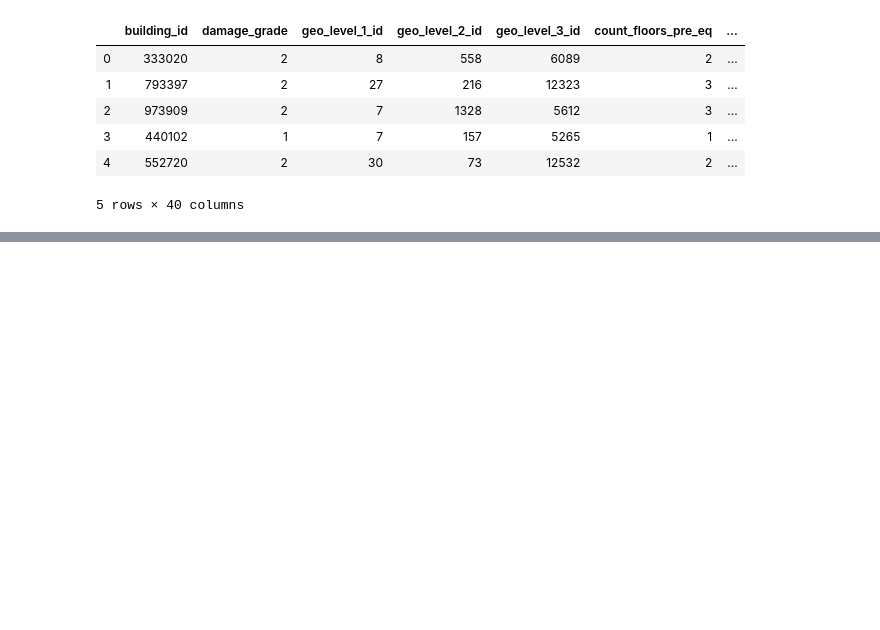
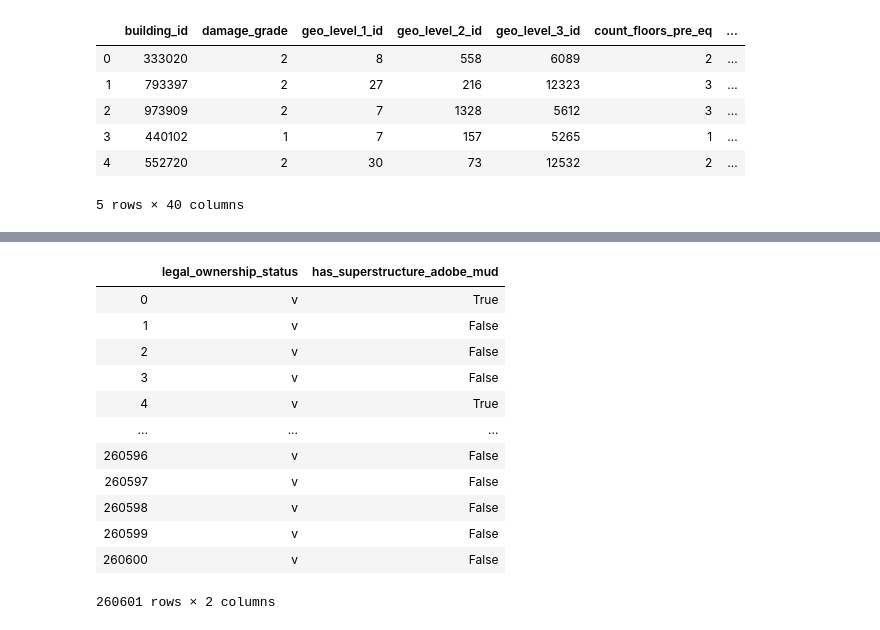
Before and after one commit to FranciscoGauna/TP-Datos-2021, a Jupyter notebook: Francisco.ipynb, the cells around one changed output, grey strips where cells are left out. Cells and saved outputs as stored; diff of their text form; code cells hidden in the pictures; blank space fills up the shorter version.

```diff
--- a/Francisco.ipynb
+++ b/Francisco.ipynb
@@ -182,0 +183,21 @@ Name: plan_configuration, dtype: int64
+# %%
+df_train_values_original.merge(df_train_labels_original)[
+    ["damage_grade",
+     "legal_ownership_status",
+     "has_superstructure_adobe_mud",
+    ]
+]
+# %% [output]
+|  | legal_ownership_status | has_superstructure_adobe_mud |
+| 0 | v | True |
+| 1 | v | False |
+| 2 | v | False |
+| 3 | v | False |
+| 4 | v | True |
+| ... | ... | ... |
+| 260596 | v | False |
+| 260597 | v | False |
+| 260598 | v | False |
+| 260599 | v | False |
+| 260600 | v | False |
+260601 rows × 2 columns
```
Also changed, not shown: parts of 5 cells of this notebook.
